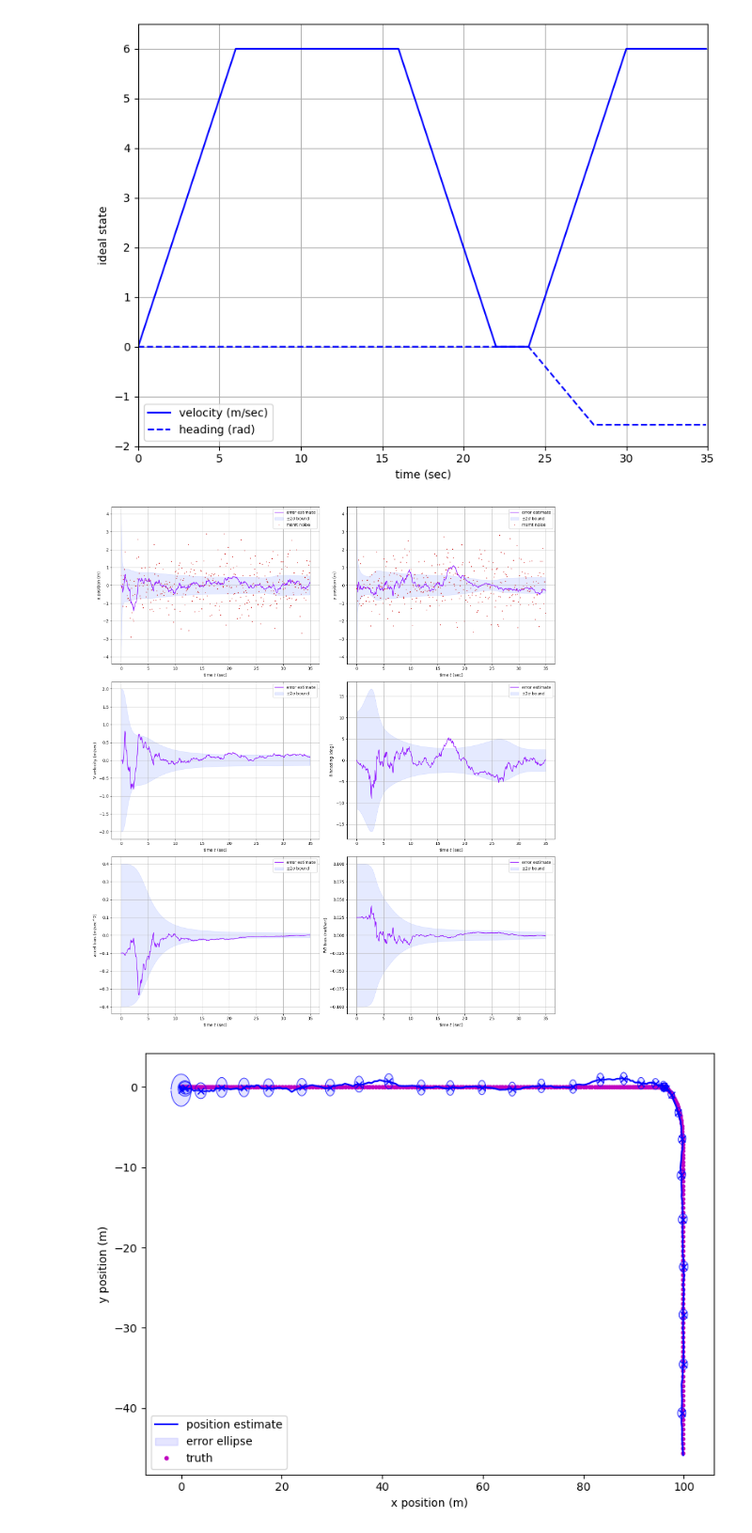
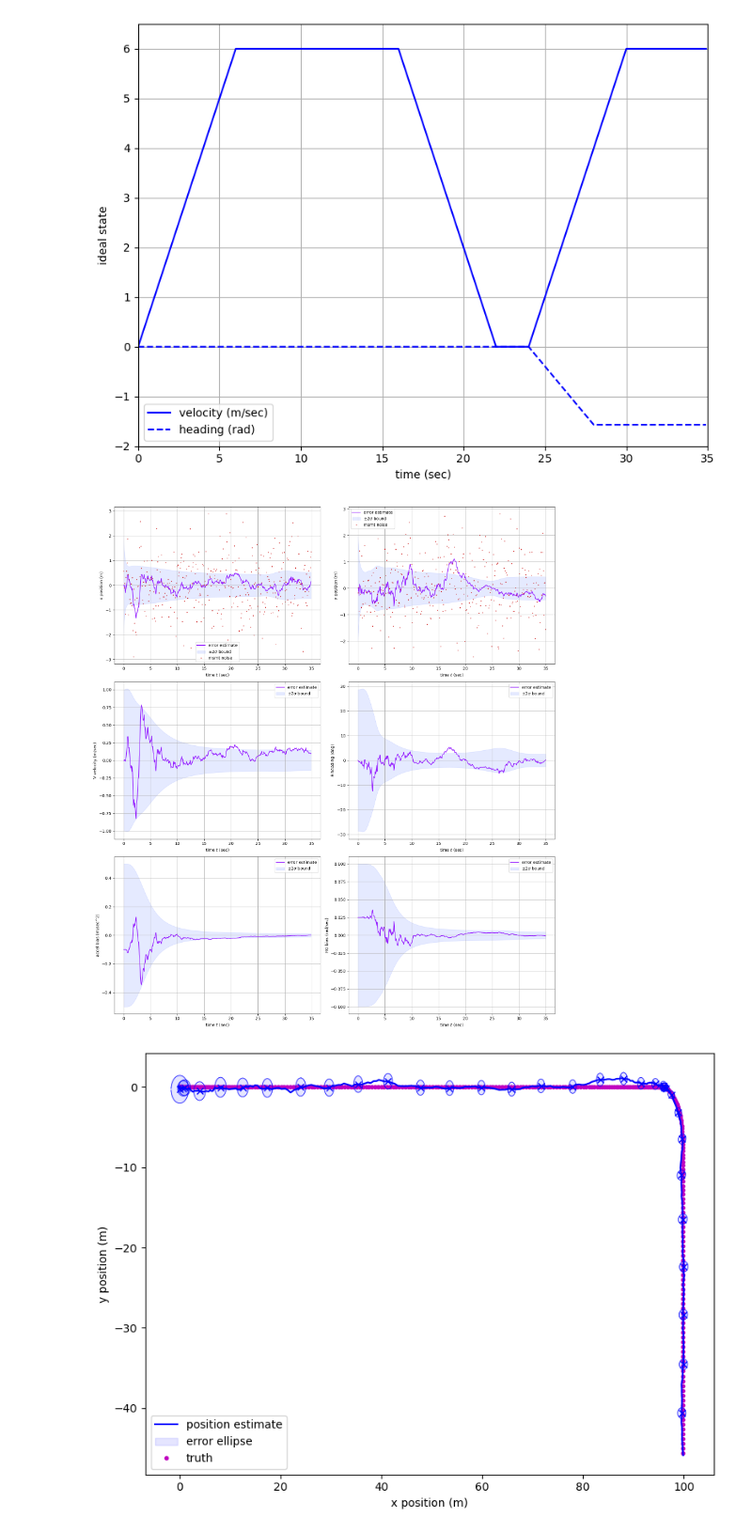
Before and after one commit to valentine-alia/MAE-6760, a Jupyter notebook: HW4/HW4_1.ipynb, the cells around one changed output. Shown at 94% size. Drawn from its saved outputs; the diff is of its cells as text; code cells hidden in the pictures.

```diff
--- a/HW4/HW4_1.ipynb
+++ b/HW4/HW4_1.ipynb
@@ -168,13 +168,16 @@ H = np.hstack((np.eye(2), np.zeros((2,4))))
 # System model functions
 # ------------------------------------------------------------
 
-def predict_state_carposebias(Xk, U, dt):
+def predict_state_carposebias(Xk, U, dt,bias = True):
 
     ##YOUR CODE HERE
     x,y,V,th,ba,bw = Xk
     uacc = U[0]
     urot = U[1]
-    Xkp1 = Xk + dt*np.array([V*np.cos(th), V*np.sin(th), uacc-ba, urot-bw,0,0])
+    if bias == True:
+        Xkp1 = Xk + dt*np.array([V*np.cos(th), V*np.sin(th), uacc-ba, urot-bw,0,0])
+    else:
+        Xkp1 = Xk + dt*np.array([V*np.cos(th), V*np.sin(th), uacc, urot,0,0])
 
     return Xkp1
 
@@ -194,7 +197,22 @@ def getFG_carposebias(X, dt):
 x0 = np.array([0, 0, 0, 0, 0, 0])
 xhatk_k = x0
 
-P0 = np.diag([2**2, 2**2, 1**2, 0.1**2, 0.2**2, 0.05**2])
+
+# Initialization
+twosigp = 2.0 # 2 sigma initialization for position
+twosigv = 1.0 # " for velocity
+twosigheading = 0.5
+swosig_accel_bias = 0.5
+swosig_rg_bias = 0.1
+
+sigpsq = (twosigp/2)**2
+sigvsq = (twosigv/2)**2
+sig_th_sq = (twosigheading/2)**2
+sig_acc_sq = (swosig_accel_bias/2)**2
+sig_rg_sq = (swosig_rg_bias/2)**2
+
+P0 = np.diag([sigpsq,sigpsq,sigvsq,sig_th_sq,sig_acc_sq,sig_rg_sq]) # initial convariance
+
 Pk_k = P0
 
 # preallocate
@@ -211,7 +229,7 @@ for i in range(nt-1):
     #predict
     F,G = getFG_carposebias(xhatk_k, dt)
     U = np.array([Zacc[i], Zrg[i]])
-    xhatk1_k = predict_state_carposebias(xhatk_k, U, dt)
+    xhatk1_k = predict_state_carposebias(xhatk_k, U, dt,bias = True) # Can switch if using bias estimate here
     Pk1_k = F@Pk_k@F.T + G@Q@G.T
 
     #Kalman Gain
@@ -232,38 +250,43 @@ for i in range(nt-1):
 # ---------------------------------------------------------
 # Estimator plots
 # ---------------------------------------------------------
 
+## Change to (2,2, figsize = (16,6*2)) when not using bias
 
 fig, ax = plt.subplots(3,2, figsize=(16,6*3))
 ax = np.ravel(ax)
 plot_estimator(t, xhatu[0,:], Pu[0,0,:], x_true[0,:],
                "error", z[0,:], ax=ax[0])
 ax[0].set_ylabel("x position (m)")
 plot_estimator(t, xhatu[1,:], Pu[1,1,:], x_true[1,:],
                "error", z[1,:], ax=ax[1])
 ax[1].set_ylabel("y position (m)")
 plt.tight_layout()
 
 #fig, ax = plt.subplots(1,2, figsize=(16,6))
 plot_estimator(t, xhatu[2,:], Pu[2,2,:], x_true[2,:],
                "error", ax=ax[2])
 ax[2].set_ylabel("V velocity (m/sec)")
 thC = 180/np.pi
 plot_estimator(t, xhatu[3,:]*thC, Pu[3,3,:]*thC**2, x_true[3,:]*thC,
                "error", ax=ax[3])
 ax[3].set_ylabel(r"$\theta$ heading (deg)")
 plt.tight_layout()
 
 #fig, ax = plt.subplots(1,2, figsize=(16,6))
-plot_estimator(t, xhatu[4,:], Pu[4,4,:], x_true[4,:],
-               "error", ax=ax[4])
+
+
+### comment out next part when not using bias
+
+plot_estimator(t, xhatu[4,:], Pu[4,4,:], x_true[4,:],"error", ax=ax[4])
 ax[4].set_ylabel("accel bias (m/sec^2)")
-plot_estimator(t, xhatu[5,:], Pu[5,5,:], x_true[5,:],
-               "error", ax=ax[5])
+plot_estimator(t, xhatu[5,:], Pu[5,5,:], x_true[5,:],"error", ax=ax[5])
 ax[5].set_ylabel("RG bias (rad/sec)")
+
+
 plt.tight_layout()
 # %% [output]
-[figure, old version]
+[figure, new version]
 # %%
 # ---------------------------------------------------------
 # Trajectory with uncertainty ellipses
```
Also changed, not shown: 1 other file.
